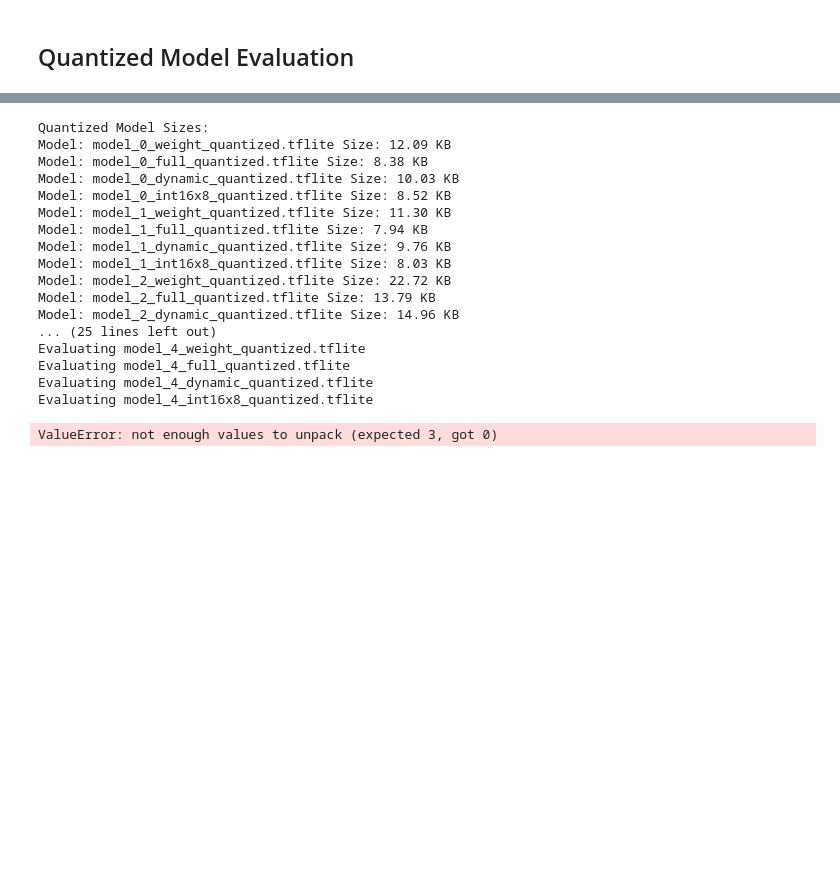
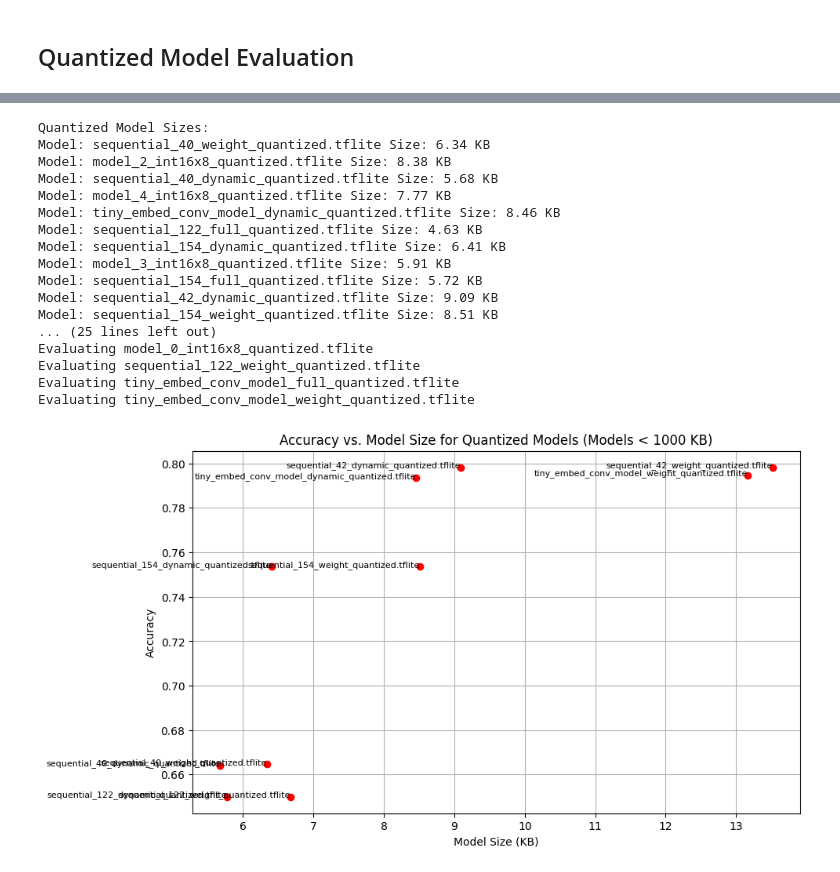
Before and after one commit to Gabinson200/ESPtinyML24, a Jupyter notebook: model_making/notebooks/audio_model_creation.ipynb, the cells around one changed output, grey strips where cells are left out. Cells and saved outputs as stored; diff of their text form; code cells hidden in the pictures; blank space fills up the shorter version.

```diff
--- a/model_making/notebooks/audio_model_creation.ipynb
+++ b/model_making/notebooks/audio_model_creation.ipynb
@@ -1417,16 +1419,3 @@ def evaluate_quantized_model(tflite_model_path):
 
     accuracy = total_correct / total_samples
     return accuracy
-# %%
-# Evaluate each quantized model
-for i in range(0, len(basic_pruned_models)):
-    for strategy in quantization_strategies:
-        model_filename = f'model_{i}_{strategy}_quantized.tflite'
-        print(f'Evaluating Model {i} with {strategy} quantization')
-        accuracy = evaluate_quantized_model(model_filename)
-        print(f'Model {i} with {strategy} quantization accuracy: {accuracy:.4f}')
-
-    model_filename_int16x8 = f'model_{i}_int16x8_quantized.tflite'
-    print(f'Evaluating Model {i} with int16 activations and int8 weights quantization')
-    accuracy = evaluate_quantized_model(model_filename_int16x8)
-    print(f'Model {i} with int16 activations and int8 weights quantization accuracy: {accuracy:.4f}')
@@ -1450,0 +1422,7 @@ Model 4 with int16 activations and int8 weights quantization accuracy: 0.0600
+# %%
+# Evaluate each quantized model
+for model_filename in os.listdir('.'):
+    if model_filename.endswith('_quantized.tflite'):
+        print(f'Evaluating Model: {model_filename}')
+        accuracy = evaluate_quantized_model(model_filename)
+        print(f'Model {model_filename} quantization accuracy: {accuracy:.4f}')
@@ -1454,7 +1450,8 @@ def print_quantized_model_sizes(model_filenames):
     sizes = []
     for model_filename in model_filenames:
         if os.path.exists(model_filename):
-            model_size = os.path.getsize(model_filename) / 1024  # Size in KB
+            model_size = get_gzipped_model_size(model_filename)
+            #model_size = os.path.getsize(model_filename) / 1000  # Size in KB
             sizes.append((model_filename, model_size))
             print(f'Model: {model_filename} Size: {model_size:.2f} KB')
         else:
@@ -1463,10 +1460,15 @@ def print_quantized_model_sizes(model_filenames):
 # %%
 # List of quantized model filenames
 quantized_model_filenames = []
-for i in range(0, len(basic_pruned_models)):
-    for strategy in ['weight', 'full', 'dynamic']:
-        quantized_model_filenames.append(f'model_{i}_{strategy}_quantized.tflite')
-    quantized_model_filenames.append(f'model_{i}_int16x8_quantized.tflite')
+#for i in range(0, len(basic_pruned_models)):
+#    for strategy in ['weight', 'full', 'dynamic']:
+#        quantized_model_filenames.append(f'model_{i}_{strategy}_quantized.tflite')
+#    quantized_model_filenames.append(f'model_{i}_int16x8_quantized.tflite')
+
+
+for model_filename in os.listdir('.'):
+    if model_filename.endswith('_quantized.tflite'):
+        quantized_model_filenames.append(model_filename)
 
 # Print sizes of quantized models and store the sizes
 print("\nQuantized Model Sizes:")
@@ -1475,50 +1477,52 @@ quantized_model_sizes = print_quantized_model_sizes(quantized_model_filenames)
 # Evaluate each quantized model and collect accuracies
 quantized_accuracies = []
 
 for model_filename, model_size in quantized_model_sizes:
     print(f'Evaluating {model_filename}')
     accuracy = evaluate_quantized_model(model_filename)
     quantized_accuracies.append((model_filename, model_size, accuracy))
 
+#print(quantized_accuracies)
+
 # Filter accuracies for models smaller than 1000 KB and accuracy greater than 0.8
-filtered_accuracies = [tup for tup in quantized_accuracies if tup[2] > 0.8 and tup[1] < 1000]
+filtered_accuracies = [tup for tup in quantized_accuracies if tup[2] > 0.6 and tup[1] < 40]
 
 # Plot accuracy vs. model size for quantized models
 model_names, model_sizes, accuracies = zip(*filtered_accuracies)
 
 plt.figure(figsize=(10, 6))
 
 # Plot points without connecting lines by setting linestyle='None'
 plt.plot(model_sizes, accuracies, marker='o', linestyle='None', color='r')
 
 # Annotate each point with the model name
 for i, model_name in enumerate(model_names):
     plt.text(model_sizes[i], accuracies[i], model_name, fontsize=8, ha='right')
 
 plt.xlabel('Model Size (KB)')
 plt.ylabel('Accuracy')
 plt.title('Accuracy vs. Model Size for Quantized Models (Models < 1000 KB)')
 plt.grid(True)
 plt.show()
 # %% [output]
 Quantized Model Sizes:
-Model: model_0_weight_quantized.tflite Size: 12.09 KB
-Model: model_0_full_quantized.tflite Size: 8.38 KB
-Model: model_0_dynamic_quantized.tflite Size: 10.03 KB
-Model: model_0_int16x8_quantized.tflite Size: 8.52 KB
-Model: model_1_weight_quantized.tflite Size: 11.30 KB
-Model: model_1_full_quantized.tflite Size: 7.94 KB
-Model: model_1_dynamic_quantized.tflite Size: 9.76 KB
-Model: model_1_int16x8_quantized.tflite Size: 8.03 KB
-Model: model_2_weight_quantized.tflite Size: 22.72 KB
-Model: model_2_full_quantized.tflite Size: 13.79 KB
-Model: model_2_dynamic_quantized.tflite Size: 14.96 KB
+Model: sequential_40_weight_quantized.tflite Size: 6.34 KB
+Model: model_2_int16x8_quantized.tflite Size: 8.38 KB
+Model: sequential_40_dynamic_quantized.tflite Size: 5.68 KB
+Model: model_4_int16x8_quantized.tflite Size: 7.77 KB
+Model: tiny_embed_conv_model_dynamic_quantized.tflite Size: 8.46 KB
+Model: sequential_122_full_quantized.tflite Size: 4.63 KB
+Model: sequential_154_dynamic_quantized.tflite Size: 6.41 KB
+Model: model_3_int16x8_quantized.tflite Size: 5.91 KB
+Model: sequential_154_full_quantized.tflite Size: 5.72 KB
+Model: sequential_42_dynamic_quantized.tflite Size: 9.09 KB
+Model: sequential_154_weight_quantized.tflite Size: 8.51 KB
 ... (25 lines left out)
-Evaluating model_4_weight_quantized.tflite
-Evaluating model_4_full_quantized.tflite
-Evaluating model_4_dynamic_quantized.tflite
-Evaluating model_4_int16x8_quantized.tflite
+Evaluating model_0_int16x8_quantized.tflite
+Evaluating sequential_122_weight_quantized.tflite
+Evaluating tiny_embed_conv_model_full_quantized.tflite
+Evaluating tiny_embed_conv_model_weight_quantized.tflite
-ValueError: not enough values to unpack (expected 3, got 0)
+[figure, added]
 # %%
 def evaluate_tflite_model(tflite_model_path, test_data, test_labels):
     # Load the TFLite model and allocate tensors
```
Also changed, not shown: parts of 17 cells of this notebook.
